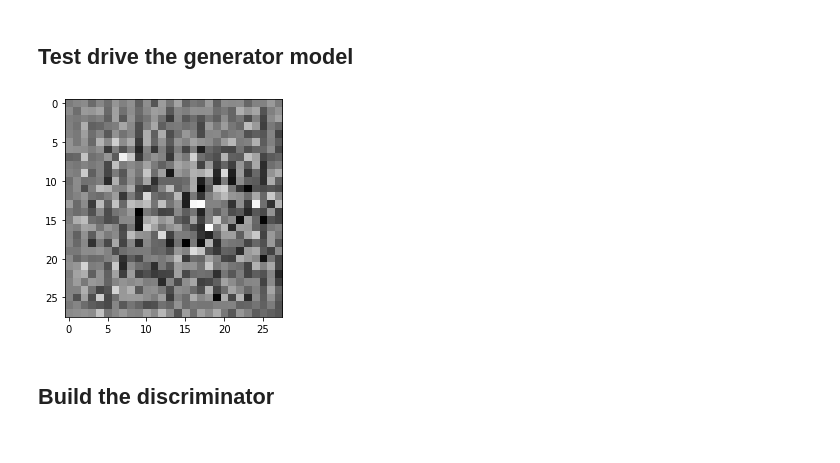
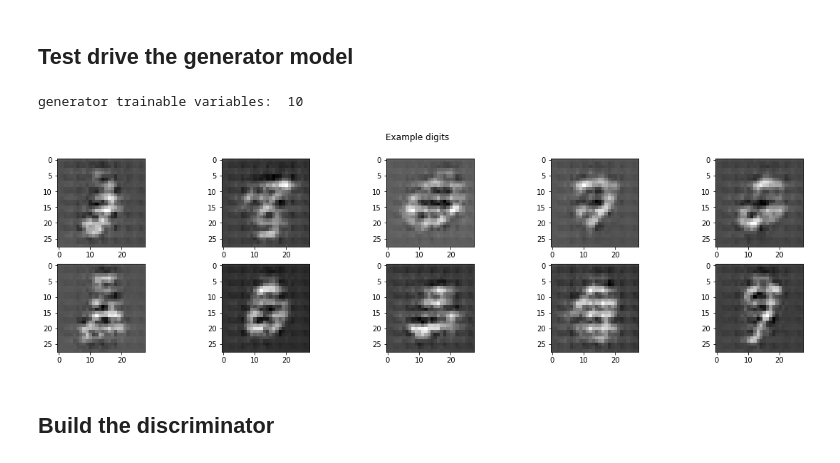
Before and after one commit to tianhaoz95/morphling, a Jupyter notebook: notebooks/style_gan_experiment.ipynb, the cells around one changed output. Saved outputs shown, nothing was run; the diff lists cells and outputs as text; code cells hidden in the pictures.

```diff
--- a/notebooks/style_gan_experiment.ipynb
+++ b/notebooks/style_gan_experiment.ipynb
@@ -65,10 +65,22 @@ random_noise = tf.random.normal((1, 100))
-# %%
-generated_image = generator(random_noise, training=False)
-plt.figure()
-plt.imshow(generated_image[0, :, :, 0], cmap='gray')
-plt.show()
-# %% [output]
-[figure, removed]
+# %%
+print('generator trainable variables: ', len(generator.trainable_variables))
+# %% [output]
+generator trainable variables:  10
+# %%
+def test_drive_generator(generator, desc='Description not set'):
+  row_cnt = 5
+  col_cnt = 2
+  fig, axs = plt.subplots(col_cnt, row_cnt, figsize=(20,5))
+  fig.suptitle(desc)
+  for i in range(row_cnt * col_cnt):
+    random_noise = tf.random.normal((1, 100))
+    generated_image = generator(random_noise, training=False)
+    axs[i%col_cnt, i//col_cnt].imshow(generated_image[0, :, :, 0], cmap='gray', animated=True)
+  plt.show()
+# %%
+test_drive_generator(generator, desc='Example digits')
+# %% [output]
+[figure, added]
 # %% [markdown]
 ## Build the discriminator
 # %%
```
Also changed, not shown: parts of 9 cells of this notebook.
